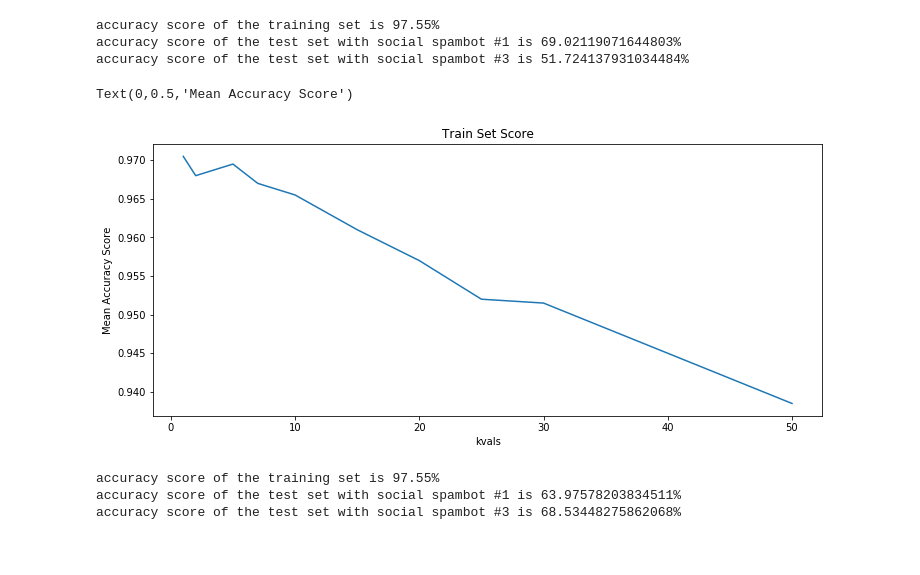
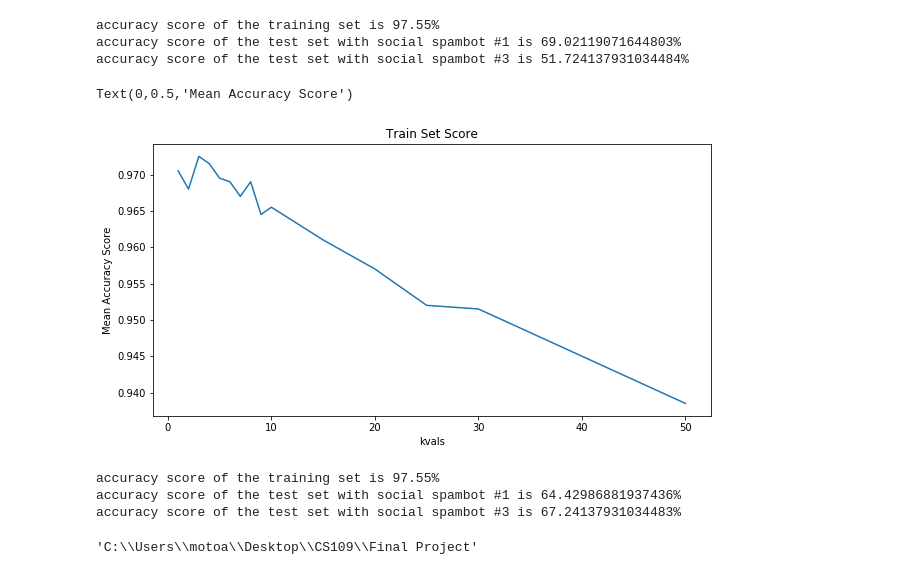
Before and after one commit to kiatomius/testpages, a Jupyter notebook: notebooks/Main_Model.ipynb, the cells around one changed output. Drawn from its saved outputs; the diff is of its cells as text; code cells hidden in the pictures.

```diff
--- a/notebooks/Main_Model.ipynb
+++ b/notebooks/Main_Model.ipynb
@@ -726,25 +727,25 @@ X_train_norm = normalize(X_train)
 X_test_1_norm = normalize(X_test_1)
 X_test_3_norm = normalize(X_test_3)
 # %%
-kvals = [1, 2, 5, 7, 10, 15, 20, 25, 30, 50]
+kvals = [1, 2, 3, 4, 5, 6, 7, 8, 9, 10, 15, 20, 25, 30, 50]
 knn_score_train = []
 
 for i in kvals:
     model_knn = KNeighborsClassifier(n_neighbors=i, weights = 'uniform')
     train_score = cross_val_score(model_knn, X = X_train_norm, y = y_train.values.reshape(-1), cv=5)
     knn_score_train.append(train_score.mean())
 
-fig, ax = plt.subplots(1,1, figsize = (12,5))
+fig, ax = plt.subplots(1,1, figsize = (10,5))
 
 ax.plot(kvals, knn_score_train)
 ax.set_title("Train Set Score")
 ax.set_xlabel("kvals")
 ax.set_ylabel("Mean Accuracy Score")
 # %% [output]
 Text(0,0.5,'Mean Accuracy Score')
-[figure, old version]
+[figure, new version]
 # %%
-knn_model = KNeighborsClassifier(n_neighbors=10,weights = 'uniform')
+knn_model = KNeighborsClassifier(n_neighbors=3,weights = 'uniform')
 knn_model.fit(X_train, y_train.values.reshape(-1))
 
 y_pred_train_knn = knn_model.predict(X_train)
@@ -762,5 +763,9 @@ print('accuracy score of the test set with social spambot #1 is {}%'.format(test
 print('accuracy score of the test set with social spambot #3 is {}%'.format(test_score_3_knn))
 # %% [output]
 accuracy score of the training set is 97.55%
-accuracy score of the test set with social spambot #1 is 63.97578203834511%
-accuracy score of the test set with social spambot #3 is 68.53448275862068%
+accuracy score of the test set with social spambot #1 is 64.42986881937436%
+accuracy score of the test set with social spambot #3 is 67.24137931034483%
+# %%
+os.getcwd()
+# %% [output]
+'C:\\Users\\motoa\\Desktop\\CS109\\Final Project'
```
Also changed, not shown: parts of 1 cell of this notebook, 11 other files.
